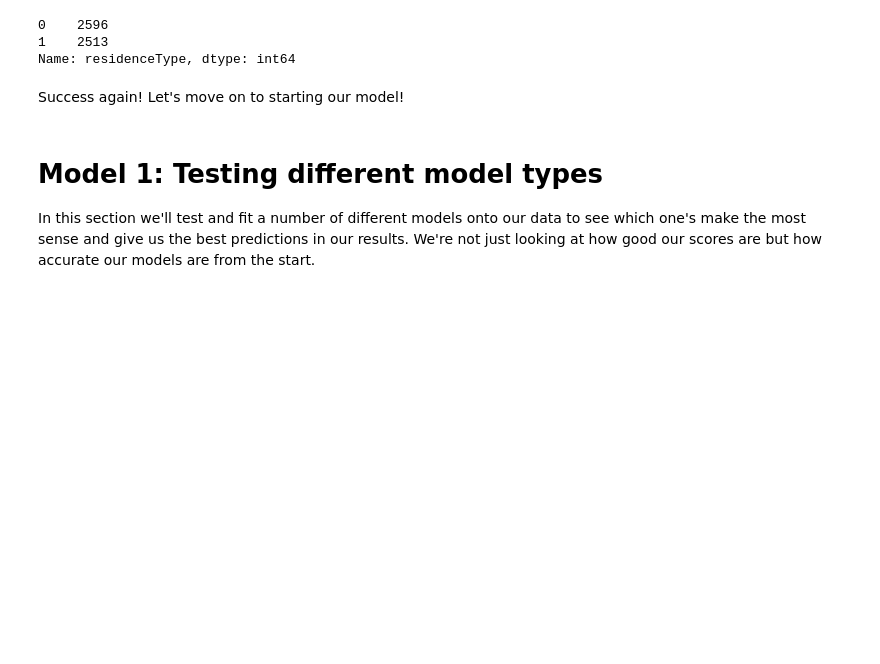
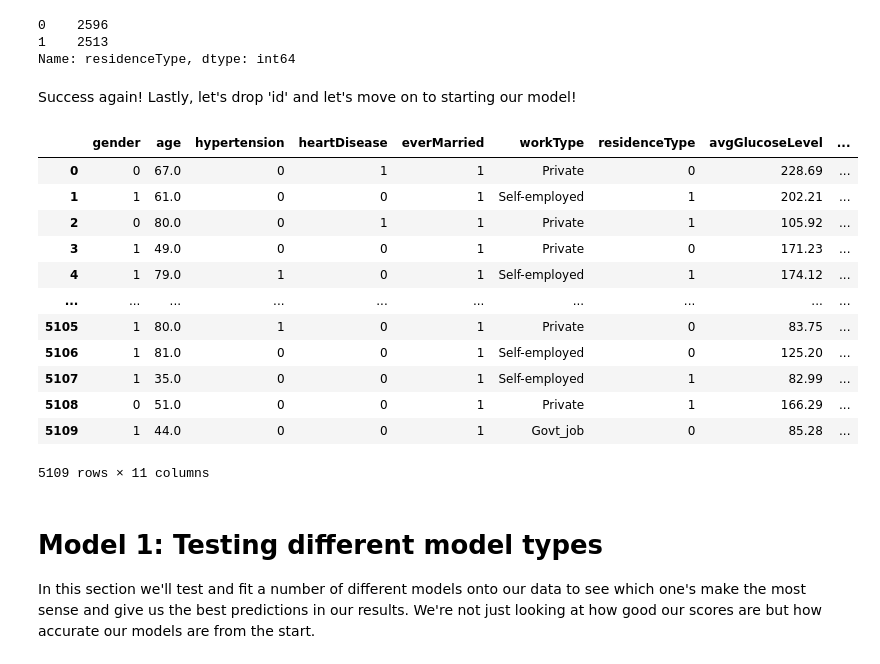
Before and after one commit to jpakele/strokePrediction, a Jupyter notebook: StrokePrediction.ipynb, the cells around one changed output. Saved outputs shown, nothing was run; the diff lists cells and outputs as text; code cells hidden in the pictures; blank space fills up the shorter version.

```diff
--- a/StrokePrediction.ipynb
+++ b/StrokePrediction.ipynb
@@ -253,5 +252,21 @@ df['residenceType'].value_counts()
 1    2513
 Name: residenceType, dtype: int64
 # %% [markdown]
-Success again! Let's move on to starting our model!
+Success again! Lastly, let's drop 'id' and let's move on to starting our model!
+# %%
+df.drop(['id'], axis = 1)
+# %% [output]
+|  | gender | age | hypertension | heartDisease | everMarried | workType | residenceType | avgGlucoseLevel | ... |
+| 0 | 0 | 67.0 | 0 | 1 | 1 | Private | 0 | 228.69 | ... |
+| 1 | 1 | 61.0 | 0 | 0 | 1 | Self-employed | 1 | 202.21 | ... |
+| 2 | 0 | 80.0 | 0 | 1 | 1 | Private | 1 | 105.92 | ... |
+| 3 | 1 | 49.0 | 0 | 0 | 1 | Private | 0 | 171.23 | ... |
+| 4 | 1 | 79.0 | 1 | 0 | 1 | Self-employed | 1 | 174.12 | ... |
+| ... | ... | ... | ... | ... | ... | ... | ... | ... | ... |
+| 5105 | 1 | 80.0 | 1 | 0 | 1 | Private | 0 | 83.75 | ... |
+| 5106 | 1 | 81.0 | 0 | 0 | 1 | Self-employed | 0 | 125.20 | ... |
+| 5107 | 1 | 35.0 | 0 | 0 | 1 | Self-employed | 1 | 82.99 | ... |
+| 5108 | 0 | 51.0 | 0 | 0 | 1 | Private | 1 | 166.29 | ... |
+| 5109 | 1 | 44.0 | 0 | 0 | 1 | Govt_job | 0 | 85.28 | ... |
+5109 rows × 11 columns
 # %% [markdown]
```
Also changed, not shown: parts of 18 cells of this notebook, 22 other files.
